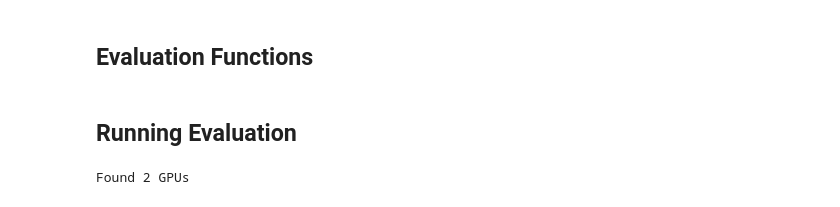
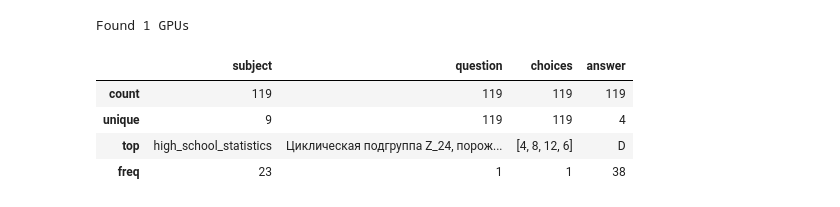
Before and after one commit to Lyra-Lab/LLM-Research, a Jupyter notebook: experiments/evaluate.ipynb, the cells around one changed output. Drawn from its saved outputs; the diff is of its cells as text; code cells hidden in the pictures.

```diff
--- a/experiments/evaluate.ipynb
+++ b/experiments/evaluate.ipynb
@@ -61,5 +82,3 @@ def load_mmlu_data(subjects=None, languages=['ru', 'en']):
 
     return pd.concat(dfs, ignore_index=True)
-# %% [markdown]
-## Evaluation Functions
 # %%
@@ -160,19 +185,22 @@ def evaluate_model(model, tokenizer, df, device, debug_samples= -1, batch_size=4
             })
 
     return pd.DataFrame(results)
-# %% [markdown]
-## Running Evaluation
 # %%
-# Run these commands in separate cells:
-
 # 1. Load model
-model_name = "Qwen/Qwen2.5-3B-Instruct"  # e.g., "Qwen/Qwen2.5-1.5B-Instruct"
+model_name = "Qwen/Qwen2.5-1.5B-Instruct"  # Use the 1.5B variant
 model, tokenizer, device = load_model_and_tokenizer(model_name)
 # %% [output]
-Found 2 GPUs
+Found 1 GPUs
 # %%
 # 2. Load data
-eval_df = load_mmlu_data(languages=['en'])
-eval_df_ru = load_mmlu_data(languages=['ru'])
+eval_df_ru = load_mmlu_data(split="val", language='ru')
+# %%
+eval_df_ru.describe()
+# %% [output]
+|  | subject | question | choices | answer |
+| count | 119 | 119 | 119 | 119 |
+| unique | 9 | 119 | 119 | 4 |
+| top | high_school_statistics | Циклическая подгруппа Z_24, порож... | [4, 8, 12, 6] | D |
+| freq | 23 | 1 | 1 | 38 |
 # %%
 # 3. Run evaluation
```
Also changed, not shown: parts of 13 cells of this notebook.
